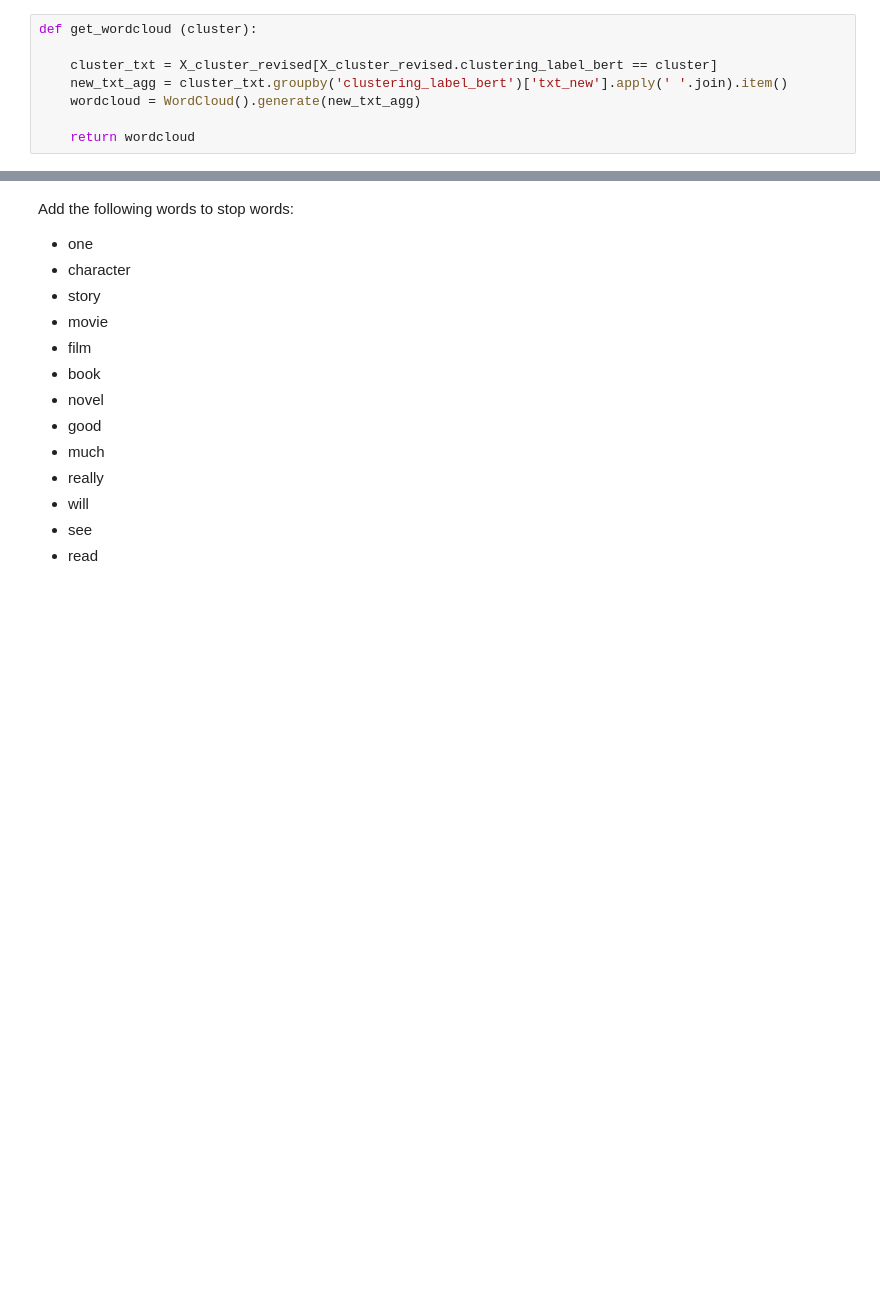
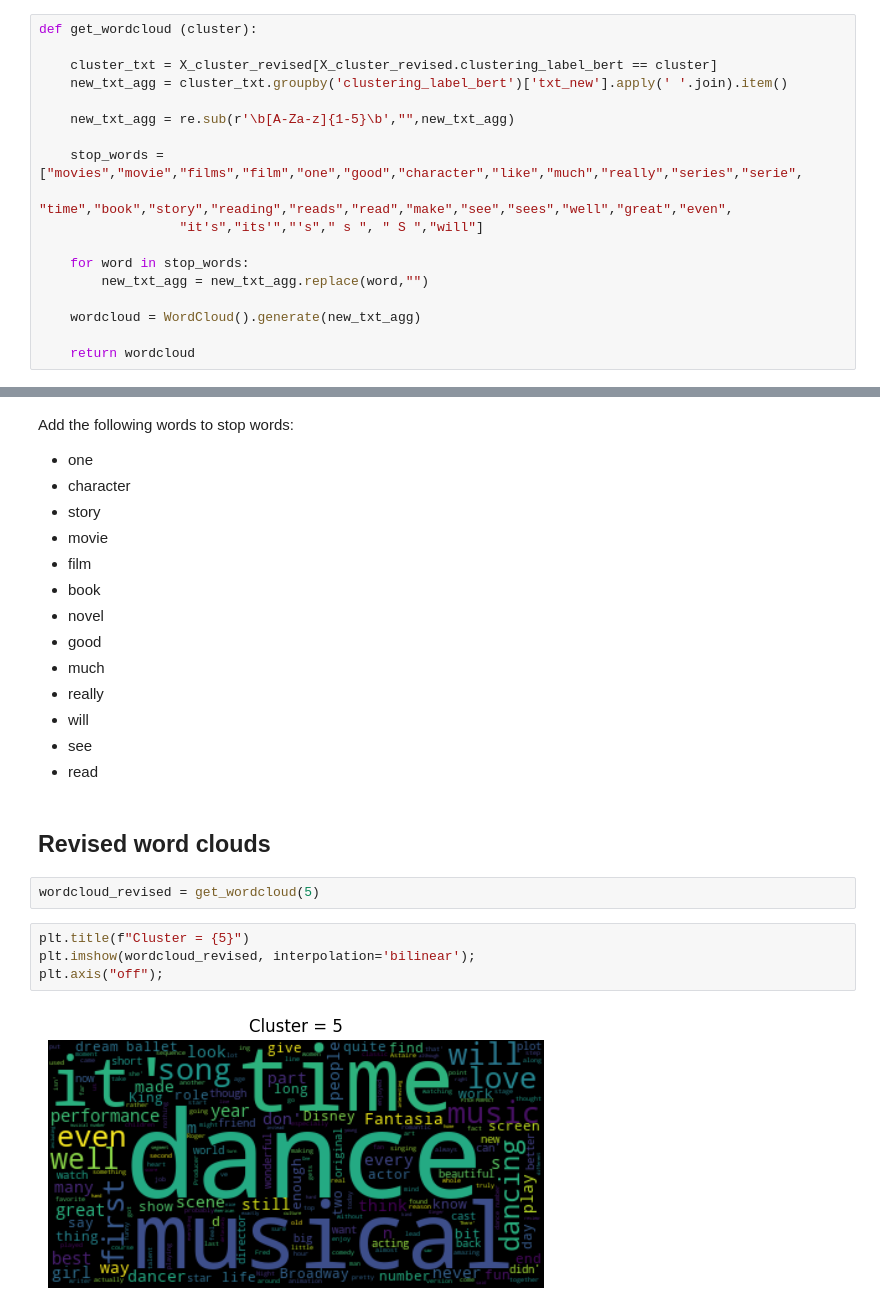
Before and after one commit to arostagnat/BookMatch, a Jupyter notebook: notebooks/word_clouds.ipynb, the cells around one changed output, grey strips where cells are left out. Cells and saved outputs as stored; diff of their text form; blank space fills up the shorter version.

```diff
--- a/notebooks/word_clouds.ipynb
+++ b/notebooks/word_clouds.ipynb
@@ -56,6 +55,16 @@ def get_wordcloud (cluster):
 
     cluster_txt = X_cluster_revised[X_cluster_revised.clustering_label_bert == cluster]
     new_txt_agg = cluster_txt.groupby('clustering_label_bert')['txt_new'].apply(' '.join).item()
+
+    new_txt_agg = re.sub(r'\b[A-Za-z]{1-5}\b',"",new_txt_agg)
+
+    stop_words = ["movies","movie","films","film","one","good","character","like","much","really","series","serie",
+                  "time","book","story","reading","reads","read","make","see","sees","well","great","even",
+                  "it's","its'","'s"," s ", " S ","will"]
+
+    for word in stop_words:
+        new_txt_agg = new_txt_agg.replace(word,"")
+
     wordcloud = WordCloud().generate(new_txt_agg)
 
     return wordcloud
@@ -102,3 +110,13 @@ Add the following words to stop words:
 - will
 - see
 - read
+# %% [markdown]
+## Revised word clouds
+# %%
+wordcloud_revised = get_wordcloud(5)
+# %%
+plt.title(f"Cluster = {5}")
+plt.imshow(wordcloud_revised, interpolation='bilinear');
+plt.axis("off");
+# %% [output]
+[figure, added]
```
Also changed, not shown: parts of 8 cells of this notebook, 2 other files.
